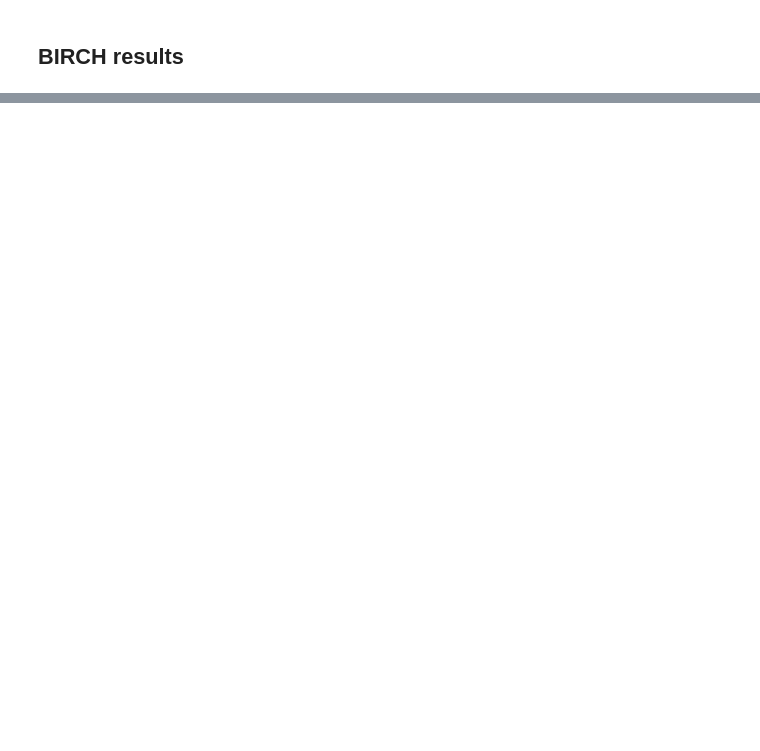
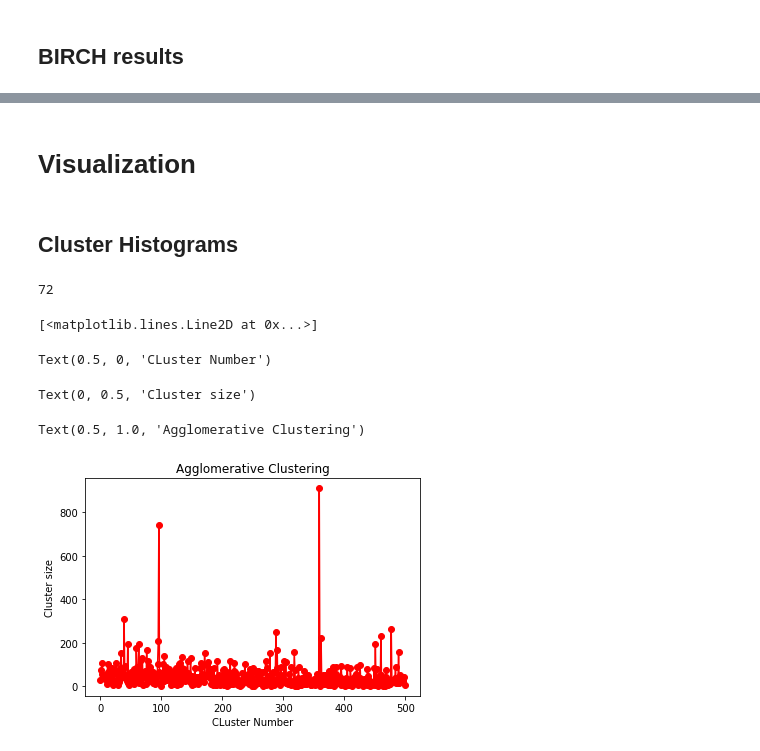
Before and after one commit to pkmandke/cs5604-tml-clustering, a Jupyter notebook: src/etd_results.ipynb, the cells around one changed output, grey strips where cells are left out. Saved outputs shown, nothing was run; the diff lists cells and outputs as text; code cells hidden in the pictures; blank space fills up the shorter version.

```diff
--- a/src/etd_results.ipynb
+++ b/src/etd_results.ipynb
@@ -168,0 +169,2 @@ Silhoutte Score -0.07461803406476974
+# %% [markdown]
+# Visualization
@@ -168,0 +173,19 @@ Silhoutte Score -0.07461803406476974
+# %% [markdown]
+## Cluster Histograms
+# %%
+len(aglo_model.predictions[aglo_model.predictions == 1])
+# %% [output]
+72
+# %%
+plt.plot(list(set(aglo_model.predictions)), [len(aglo_model.predictions[aglo_model.predictions == _]) \
+                                             for _ in list(set(aglo_model.predictions))], '-ro')
+plt.xlabel('CLuster Number')
+plt.ylabel('Cluster size')
+plt.title('Agglomerative Clustering')
+plt.show()
+# %% [output]
+[<matplotlib.lines.Line2D at 0x...>]
+Text(0.5, 0, 'CLuster Number')
+Text(0, 0.5, 'Cluster size')
+Text(0.5, 1.0, 'Agglomerative Clustering')
+[figure, added]
```
Also changed, not shown: parts of 13 cells of this notebook, 1 other file.
